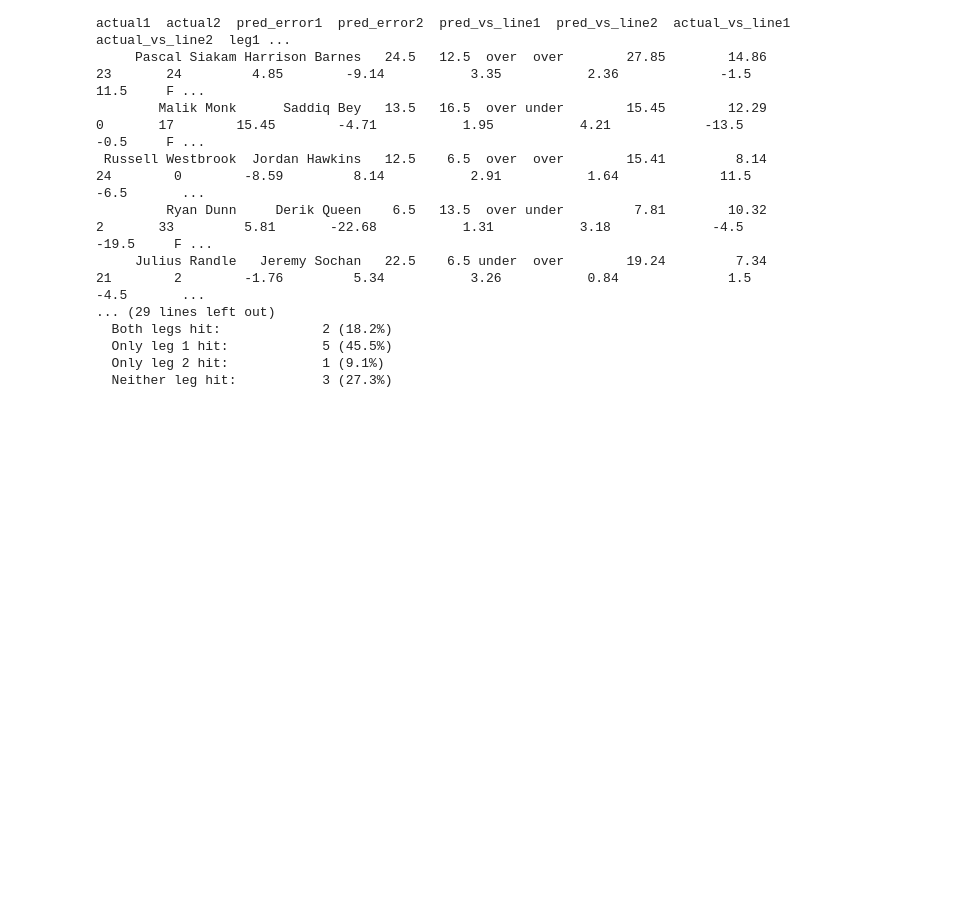
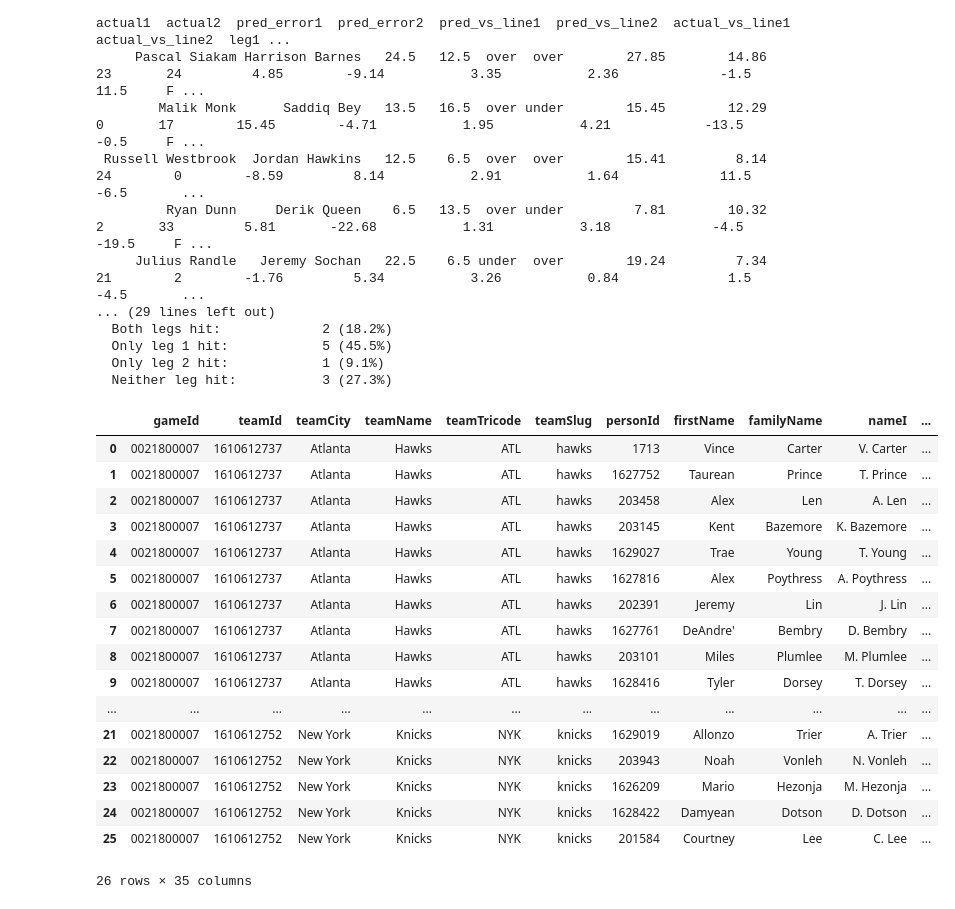
Before and after one commit to spon7ge/NBA-Prop-Predictor, a Jupyter notebook: notebooks/exploration/post_analysis.ipynb, the cells around one changed output. Drawn from its saved outputs; the diff is of its cells as text; code cells hidden in the pictures; blank space fills up the shorter version.

```diff
--- a/notebooks/exploration/post_analysis.ipynb
+++ b/notebooks/exploration/post_analysis.ipynb
@@ -865,0 +868,24 @@ else:
+# %%
+import pandas as pd
+
+df = boxscoreplayertrackv3.BoxScorePlayerTrackV3(game_id='0021800007').get_data_frames()
+pd.DataFrame(df[0])
+# %% [output]
+|  | gameId | teamId | teamCity | teamName | teamTricode | teamSlug | personId | firstName | familyName | nameI | ... |
+| 0 | 0021800007 | 1610612737 | Atlanta | Hawks | ATL | hawks | 1713 | Vince | Carter | V. Carter | ... |
+| 1 | 0021800007 | 1610612737 | Atlanta | Hawks | ATL | hawks | 1627752 | Taurean | Prince | T. Prince | ... |
+| 2 | 0021800007 | 1610612737 | Atlanta | Hawks | ATL | hawks | 203458 | Alex | Len | A. Len | ... |
+| 3 | 0021800007 | 1610612737 | Atlanta | Hawks | ATL | hawks | 203145 | Kent | Bazemore | K. Bazemore | ... |
+| 4 | 0021800007 | 1610612737 | Atlanta | Hawks | ATL | hawks | 1629027 | Trae | Young | T. Young | ... |
+| 5 | 0021800007 | 1610612737 | Atlanta | Hawks | ATL | hawks | 1627816 | Alex | Poythress | A. Poythress | ... |
+| 6 | 0021800007 | 1610612737 | Atlanta | Hawks | ATL | hawks | 202391 | Jeremy | Lin | J. Lin | ... |
+| 7 | 0021800007 | 1610612737 | Atlanta | Hawks | ATL | hawks | 1627761 | DeAndre' | Bembry | D. Bembry | ... |
+| 8 | 0021800007 | 1610612737 | Atlanta | Hawks | ATL | hawks | 203101 | Miles | Plumlee | M. Plumlee | ... |
+| 9 | 0021800007 | 1610612737 | Atlanta | Hawks | ATL | hawks | 1628416 | Tyler | Dorsey | T. Dorsey | ... |
+| ... | ... | ... | ... | ... | ... | ... | ... | ... | ... | ... | ... |
+| 21 | 0021800007 | 1610612752 | New York | Knicks | NYK | knicks | 1629019 | Allonzo | Trier | A. Trier | ... |
+| 22 | 0021800007 | 1610612752 | New York | Knicks | NYK | knicks | 203943 | Noah | Vonleh | N. Vonleh | ... |
+| 23 | 0021800007 | 1610612752 | New York | Knicks | NYK | knicks | 1626209 | Mario | Hezonja | M. Hezonja | ... |
+| 24 | 0021800007 | 1610612752 | New York | Knicks | NYK | knicks | 1628422 | Damyean | Dotson | D. Dotson | ... |
+| 25 | 0021800007 | 1610612752 | New York | Knicks | NYK | knicks | 201584 | Courtney | Lee | C. Lee | ... |
+26 rows × 35 columns
```
Also changed, not shown: parts of 1 cell of this notebook, 32 other files.
